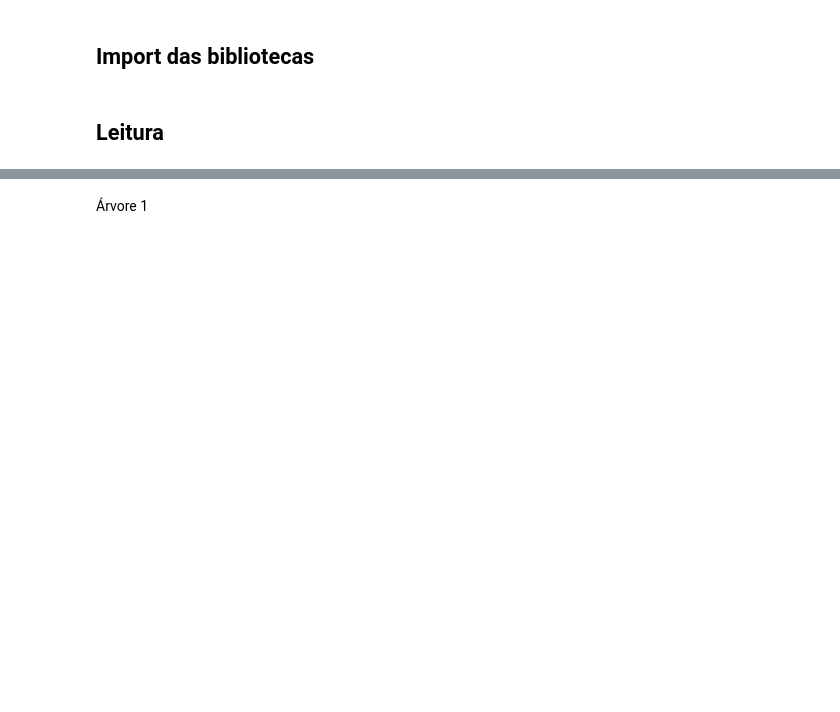
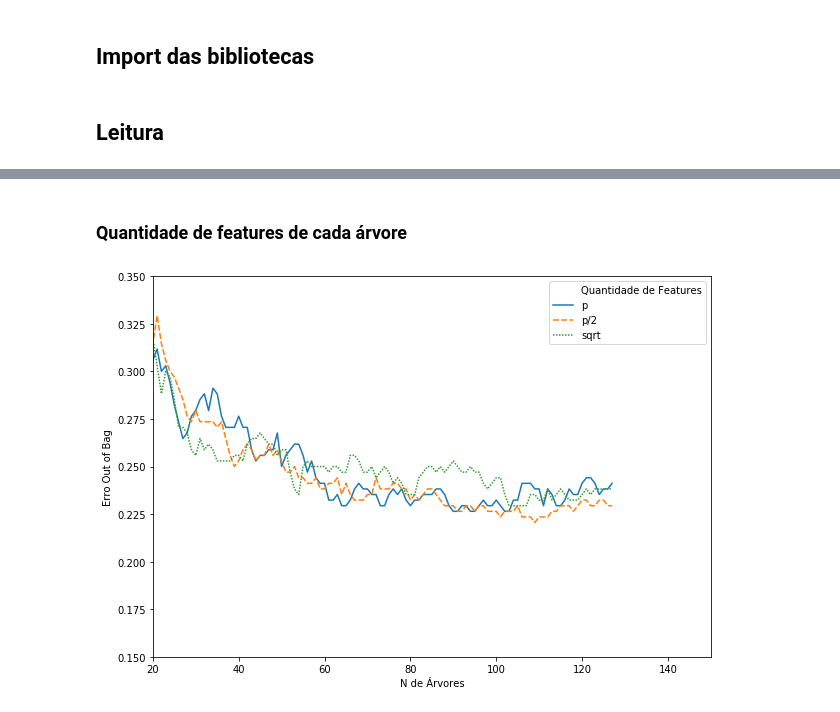
Before and after one commit to AlbertoDuarte/fsi-t2, a Jupyter notebook: run.ipynb, the cells around one changed output, grey strips where cells are left out. Drawn from its saved outputs; the diff is of its cells as text; code cells hidden in the pictures; blank space fills up the shorter version.

```diff
--- a/run.ipynb
+++ b/run.ipynb
@@ -86,2 +206,0 @@ for name, model in models:
-# %% [markdown]
-<p>Árvore 1</p>
@@ -102,0 +207,45 @@ sn.heatmap(conf, annot=True,annot_kws={"size": 10}, xticklabels=XLABELS, ytickla
+# %% [markdown]
+<h3>Quantidade de features de cada árvore</h3>
+# %%
+#Calcula erro OOB
+p_forest = RandomForestClassifier(max_features=14, criterion="gini", bootstrap = True, oob_score = True, random_state = SEED, class_weight="balanced", n_jobs=-1)
+p2_forest = RandomForestClassifier(max_features=7, criterion="gini", bootstrap = True, oob_score = True, random_state = SEED, class_weight="balanced", n_jobs=-1)
+sqrt_forest = RandomForestClassifier(max_features="sqrt", criterion="gini", bootstrap = True, oob_score = True, random_state = SEED, class_weight="balanced", n_jobs=-1)
+
+
+min_estimators = 20
+max_estimators = 150 # temos problemas apos 125
+
+estimators = []
+
+for i in tqdm(range(min_estimators, max_estimators+1)):
+    p_forest.set_params(n_estimators = i)
+    p_forest.fit(X, Y)  # X e Y utilizados!!
+
+    p2_forest.set_params(n_estimators = i)
+    p2_forest.fit(X, Y)  # X e Y utilizados!!!
+
+    sqrt_forest.set_params(n_estimators = i)
+    sqrt_forest.fit(X, Y)  # X e Y utilizados!!!
+
+    p_oob_error = 1 - p_forest.oob_score_
+    p2_oob_error = 1 - p2_forest.oob_score_
+    sqrt_oob_error = 1 - sqrt_forest.oob_score_
+
+    estimators.append([i, "p", p_oob_error])
+    estimators.append([i, "p/2", p2_oob_error])
+    estimators.append([i, "sqrt", sqrt_oob_error])
+# %%
+#Gera gŕafico do erro OOB
+p = pd.DataFrame(np.array(estimators), columns=["Estimators", "Predictors", "Value"])
+p["N de Árvores"] = p["Estimators"].astype(np.int8)
+p["Quantidade de Features"] = p["Predictors"].astype("category")
+p["Erro Out of Bag"] = p["Value"].astype(np.float32)
+
+
+plt.figure(figsize=(10, 7))
+plt.xlim((min_estimators, max_estimators))
+plt.ylim((0.15, 0.35))
+g = sn.lineplot(x="N de Árvores", y="Erro Out of Bag", hue="Quantidade de Features", style="Quantidade de Features", data=p)
+# %% [output]
+[figure, added]
```
Also changed, not shown: parts of 22 cells of this notebook.
